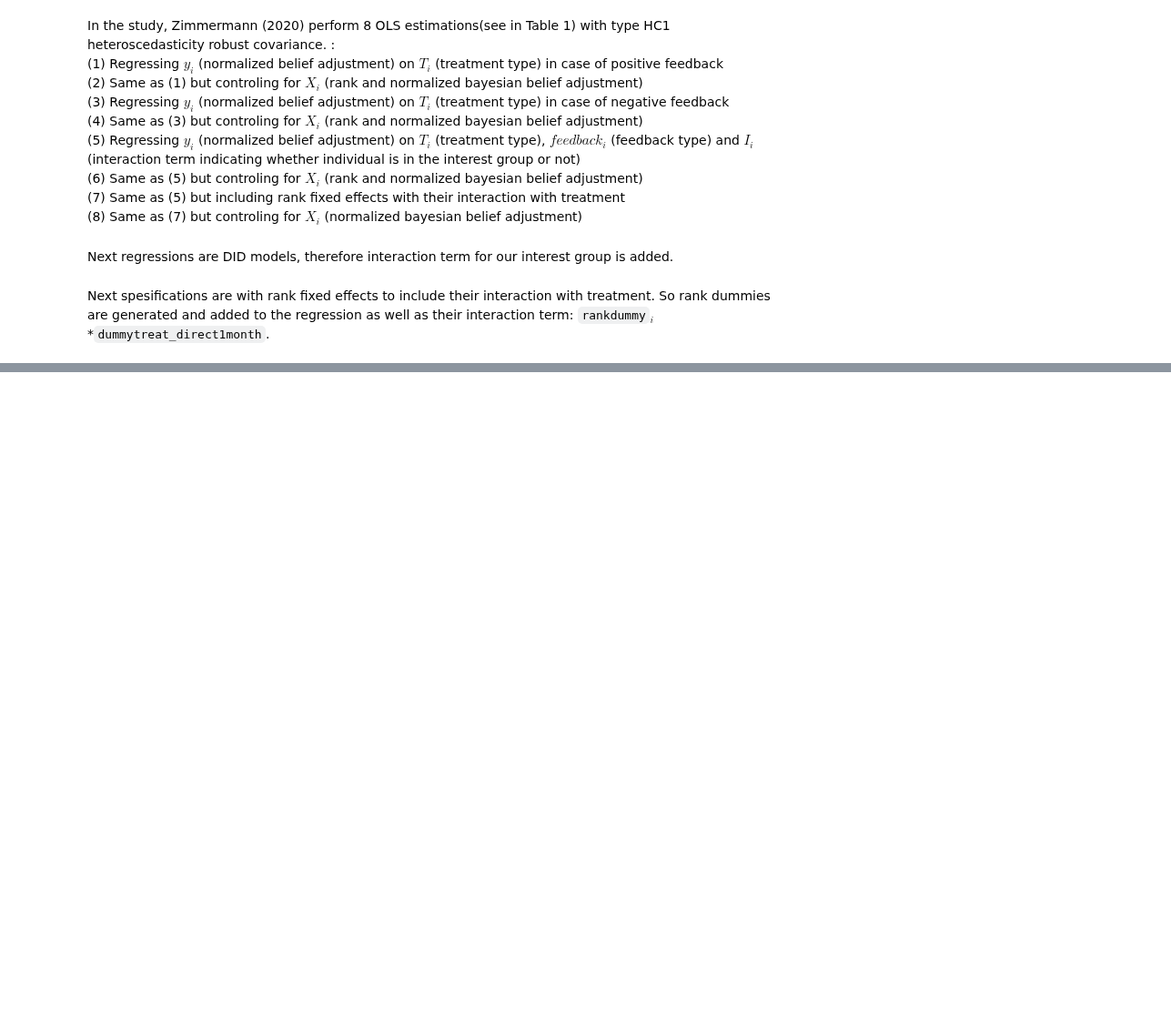
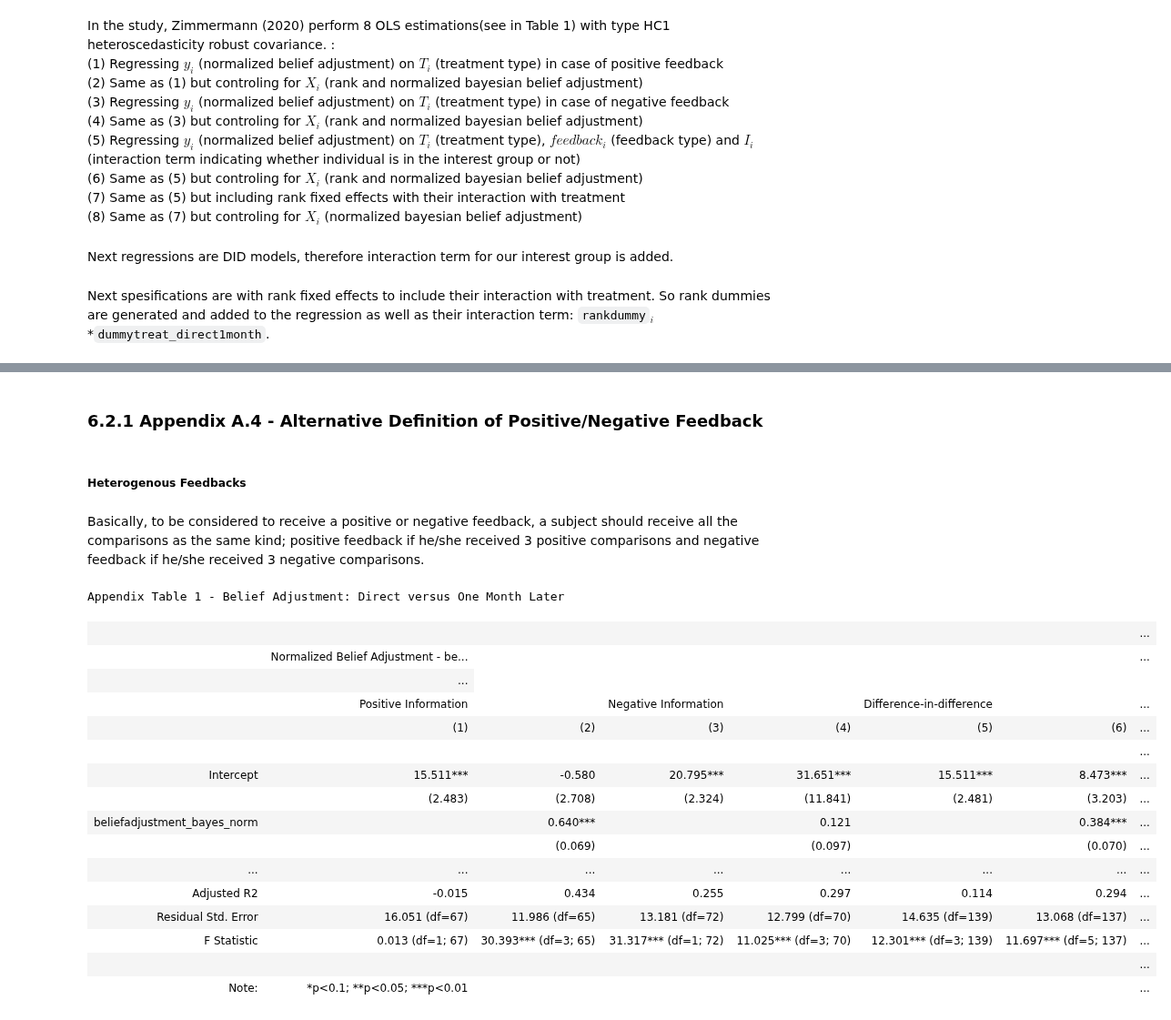
Before and after one commit to aysuavci/ose-data-science-course-project-aysuavci, a Jupyter notebook: project_notebook.ipynb, the cells around one changed output, grey strips where cells are left out. Shown at 91% size. Saved outputs shown, nothing was run; the diff lists cells and outputs as text; code cells hidden in the pictures; blank space fills up the shorter version.

Commit message:
Appendix Table 1

```diff
--- a/project_notebook.ipynb
+++ b/project_notebook.ipynb
@@ -348,0 +364,31 @@ Table 1 - Belief Adjustment: Direct versus One Month Later
+# %% [markdown]
+### 6.2.1 Appendix A.4 - Alternative Definition of Positive/Negative Feedback
+# %% [markdown]
+##### **Heterogenous Feedbacks**
+# %% [markdown]
+Basically, to be considered to receive a positive or negative feedback, a subject should receive all the comparisons as the same kind; positive feedback if he/she received 3 positive comparisons and negative feedback if he/she received 3 negative comparisons.
+# %%
+#Creating the new feedback dummy accordingly
+df["dummynews_goodbad_h"] = np.nan
+df.loc[df['pos_comparisons'] == 3, 'dummynews_goodbad_h'] = 0
+df.loc[df['pos_comparisons'] == 0, 'dummynews_goodbad_h'] = 1
+# %%
+Appendix_Table_1(df)
+# %% [output]
+Appendix Table 1 - Belief Adjustment: Direct versus One Month Later
+|  |  |  |  |  |  |  | ... |
+|  | Normalized Belief Adjustment - be... |  |  |  |  |  | ... |
+|  | ... |
+|  | Positive Information |  | Negative Information |  | Difference-in-difference |  | ... |
+|  | (1) | (2) | (3) | (4) | (5) | (6) | ... |
+|  |  |  |  |  |  |  | ... |
+| Intercept | 15.511*** | -0.580 | 20.795*** | 31.651*** | 15.511*** | 8.473*** | ... |
+|  | (2.483) | (2.708) | (2.324) | (11.841) | (2.481) | (3.203) | ... |
+| beliefadjustment_bayes_norm |  | 0.640*** |  | 0.121 |  | 0.384*** | ... |
+|  |  | (0.069) |  | (0.097) |  | (0.070) | ... |
+| ... | ... | ... | ... | ... | ... | ... | ... |
+| Adjusted R2 | -0.015 | 0.434 | 0.255 | 0.297 | 0.114 | 0.294 | ... |
+| Residual Std. Error | 16.051 (df=67) | 11.986 (df=65) | 13.181 (df=72) | 12.799 (df=70) | 14.635 (df=139) | 13.068 (df=137) | ... |
+| F Statistic | 0.013 (df=1; 67) | 30.393*** (df=3; 65) | 31.317*** (df=1; 72) | 11.025*** (df=3; 70) | 12.301*** (df=3; 139) | 11.697*** (df=5; 137) | ... |
+|  |  |  |  |  |  |  | ... |
+| Note: | *p<0.1; **p<0.05; ***p<0.01 |  |  |  |  |  | ... |
```
Also changed, not shown: parts of 2 cells of this notebook.
